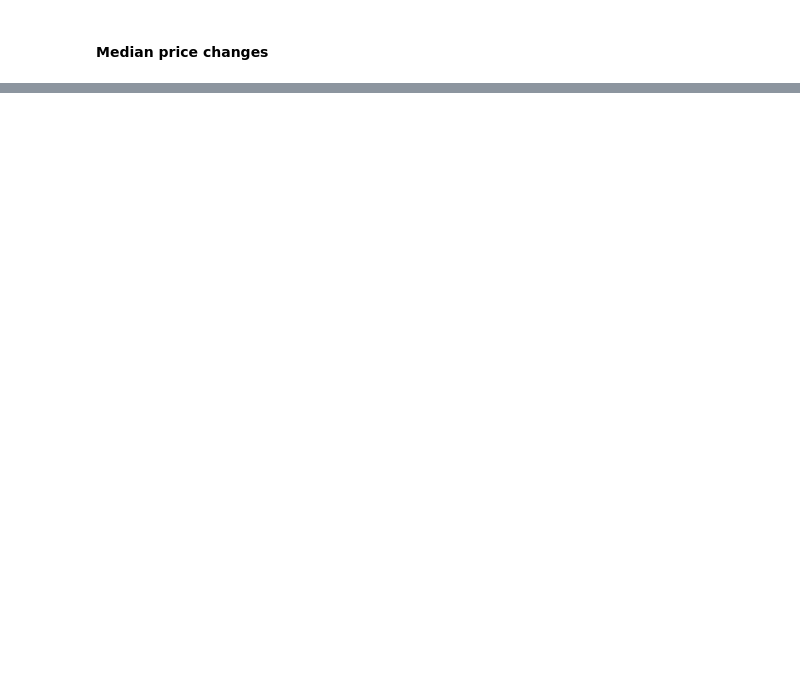
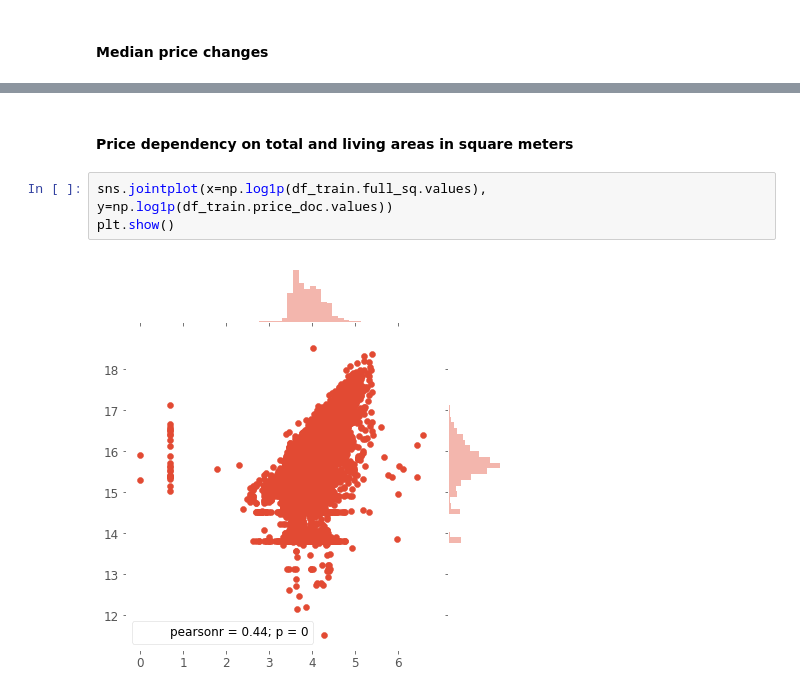
Before and after one commit to melaanya/twente-aml, a Jupyter notebook: project/eda/eda.ipynb, the cells around one changed output, grey strips where cells are left out. Cells and saved outputs as stored; diff of their text form; blank space fills up the shorter version.

```diff
--- a/project/eda/eda.ipynb
+++ b/project/eda/eda.ipynb
@@ -138,0 +167,7 @@ plt.show()
+# %% [markdown]
+#### Price dependency on total and living areas in square meters
+# %%
+sns.jointplot(x=np.log1p(df_train.full_sq.values), y=np.log1p(df_train.price_doc.values))
+plt.show()
+# %% [output]
+[figure, added]
```
Also changed, not shown: parts of 9 cells of this notebook.
